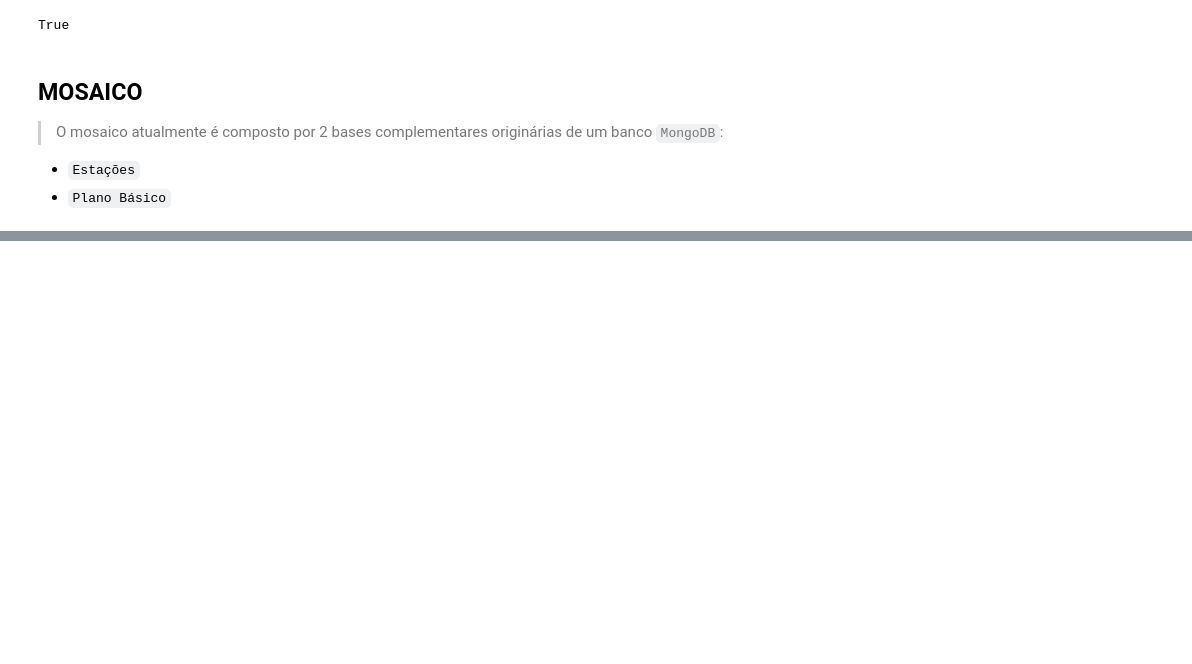
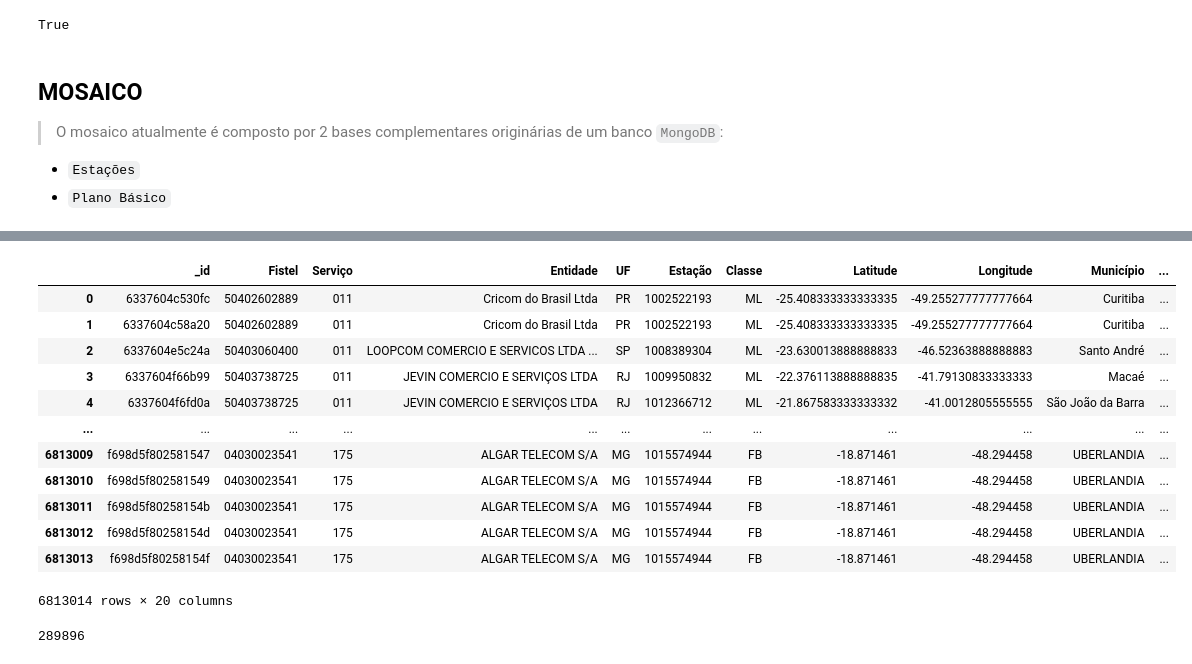
Before and after one commit to InovaFiscaliza/EmissorasRF, a Jupyter notebook: nbs/_04_eda.ipynb, the cells around one changed output, grey strips where cells are left out. Cells and saved outputs as stored; diff of their text form; code cells hidden in the pictures; blank space fills up the shorter version.

```diff
--- a/nbs/_04_eda.ipynb
+++ b/nbs/_04_eda.ipynb
@@ -259,0 +124,20 @@ Name: count, dtype: int64
+# %%
+df_sub
+# %% [output]
+|  | _id | Fistel | Serviço | Entidade | UF | Estação | Classe | Latitude | Longitude | Município | ... |
+| 0 | 6337604c530fc | 50402602889 | 011 | Cricom do Brasil Ltda | PR | 1002522193 | ML | -25.408333333333335 | -49.255277777777664 | Curitiba | ... |
+| 1 | 6337604c58a20 | 50402602889 | 011 | Cricom do Brasil Ltda | PR | 1002522193 | ML | -25.408333333333335 | -49.255277777777664 | Curitiba | ... |
+| 2 | 6337604e5c24a | 50403060400 | 011 | LOOPCOM COMERCIO E SERVICOS LTDA ... | SP | 1008389304 | ML | -23.630013888888833 | -46.52363888888883 | Santo André | ... |
+| 3 | 6337604f66b99 | 50403738725 | 011 | JEVIN COMERCIO E SERVIÇOS LTDA | RJ | 1009950832 | ML | -22.376113888888835 | -41.79130833333333 | Macaé | ... |
+| 4 | 6337604f6fd0a | 50403738725 | 011 | JEVIN COMERCIO E SERVIÇOS LTDA | RJ | 1012366712 | ML | -21.867583333333332 | -41.0012805555555 | São João da Barra | ... |
+| ... | ... | ... | ... | ... | ... | ... | ... | ... | ... | ... | ... |
+| 6813009 | f698d5f802581547 | 04030023541 | 175 | ALGAR TELECOM S/A | MG | 1015574944 | FB | -18.871461 | -48.294458 | UBERLANDIA | ... |
+| 6813010 | f698d5f802581549 | 04030023541 | 175 | ALGAR TELECOM S/A | MG | 1015574944 | FB | -18.871461 | -48.294458 | UBERLANDIA | ... |
+| 6813011 | f698d5f80258154b | 04030023541 | 175 | ALGAR TELECOM S/A | MG | 1015574944 | FB | -18.871461 | -48.294458 | UBERLANDIA | ... |
+| 6813012 | f698d5f80258154d | 04030023541 | 175 | ALGAR TELECOM S/A | MG | 1015574944 | FB | -18.871461 | -48.294458 | UBERLANDIA | ... |
+| 6813013 | f698d5f80258154f | 04030023541 | 175 | ALGAR TELECOM S/A | MG | 1015574944 | FB | -18.871461 | -48.294458 | UBERLANDIA | ... |
+6813014 rows × 20 columns
+# %%
+len(grouped_stations.groups.values())
+# %% [output]
+289896
```
Also changed, not shown: parts of 28 cells of this notebook, 6 other files.
